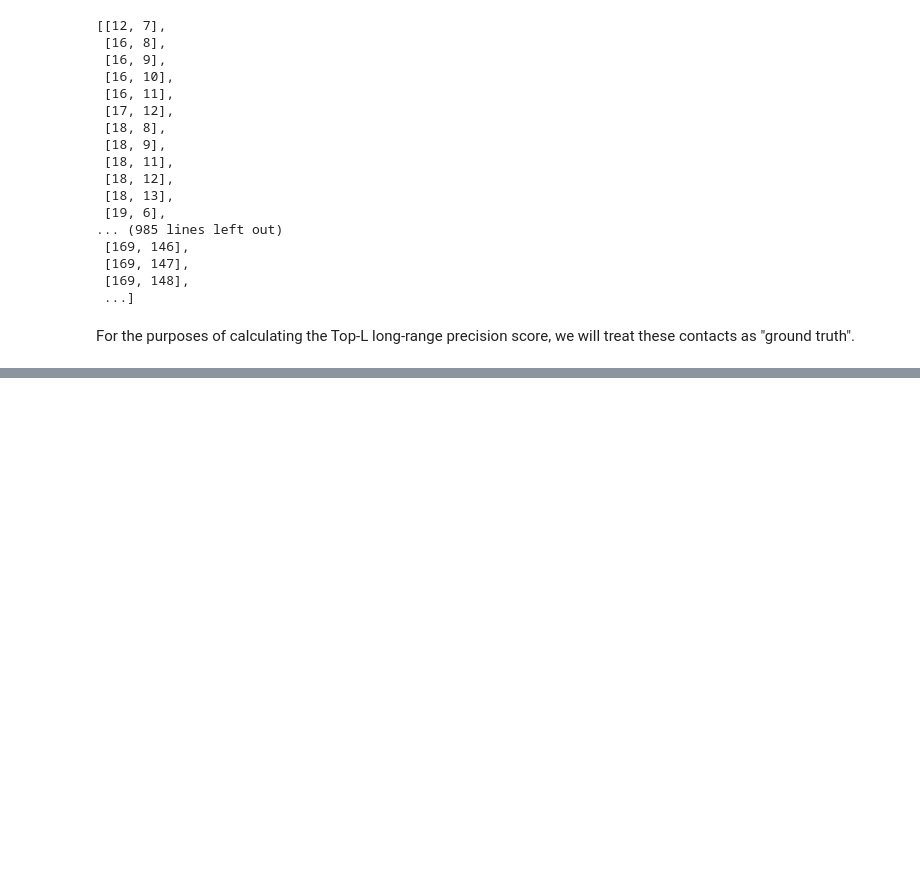
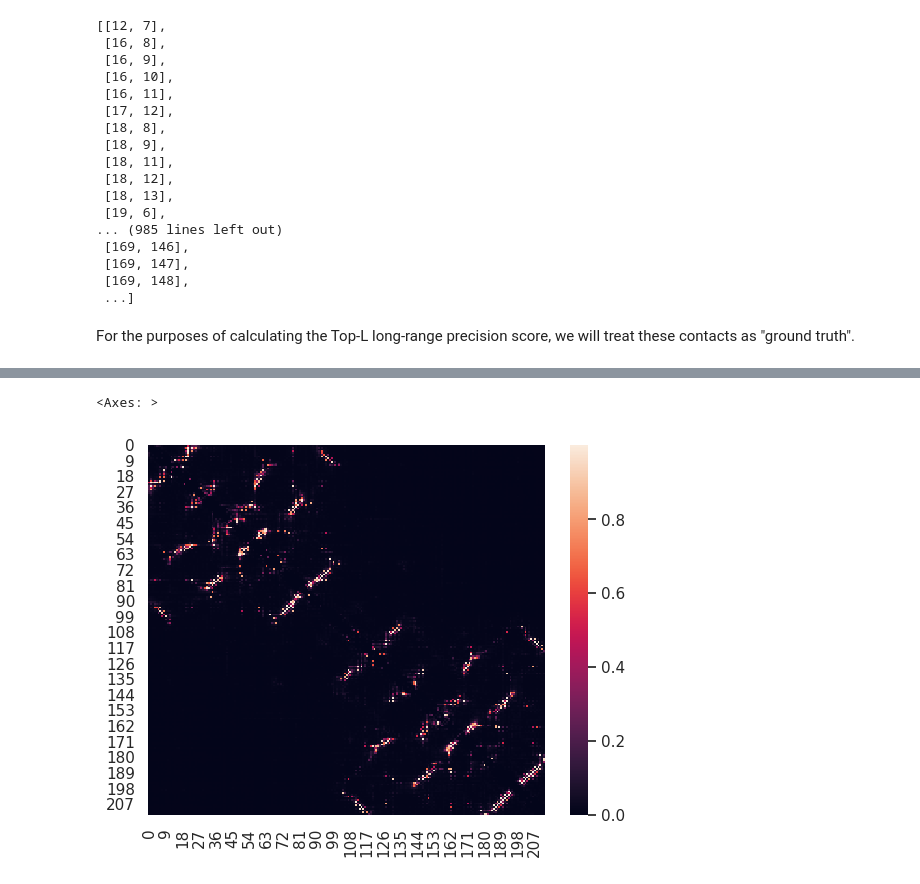
Before and after one commit to Vincent-La/cmsc702-protein-lm, a Jupyter notebook: notebooks/true_contacts.ipynb, the cells around one changed output, grey strips where cells are left out. Drawn from its saved outputs; the diff is of its cells as text; code cells hidden in the pictures; blank space fills up the shorter version.

```diff
--- a/notebooks/true_contacts.ipynb
+++ b/notebooks/true_contacts.ipynb
@@ -137,0 +180,2 @@ For the purposes of calculating the Top-L long-range precision score, we will tr
+# %%
+esm_contacthead_output = inference_from_pdb(ESM_CONTACT_HEAD, pdb_path, device)
@@ -137,0 +190,6 @@ For the purposes of calculating the Top-L long-range precision score, we will tr
+# %%
+sns.set_theme()
+sns.heatmap(esm_contacthead_output)
+# %% [output]
+<Axes: >
+[figure, added]
```
Also changed, not shown: parts of 12 cells of this notebook, 3 other files.
